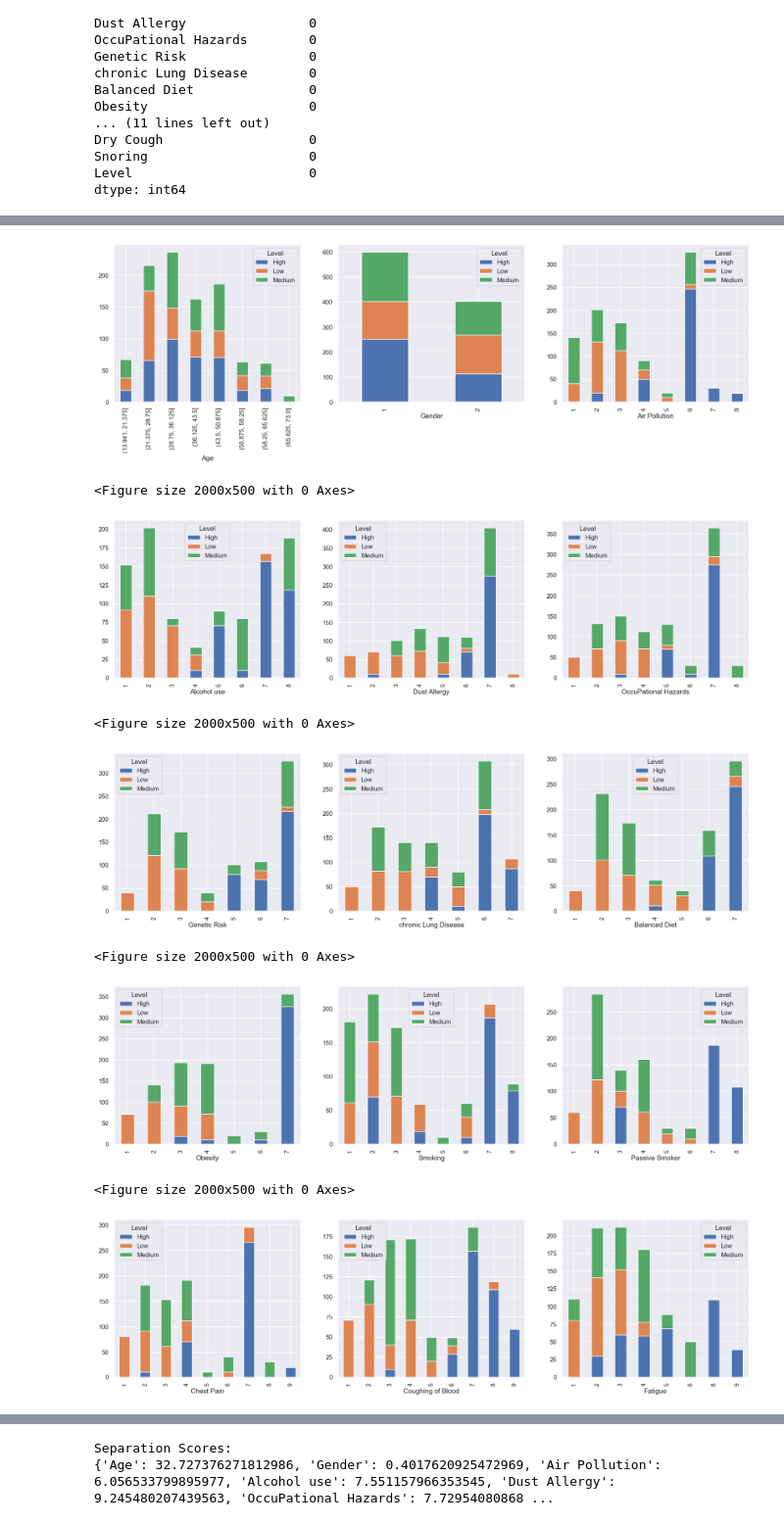
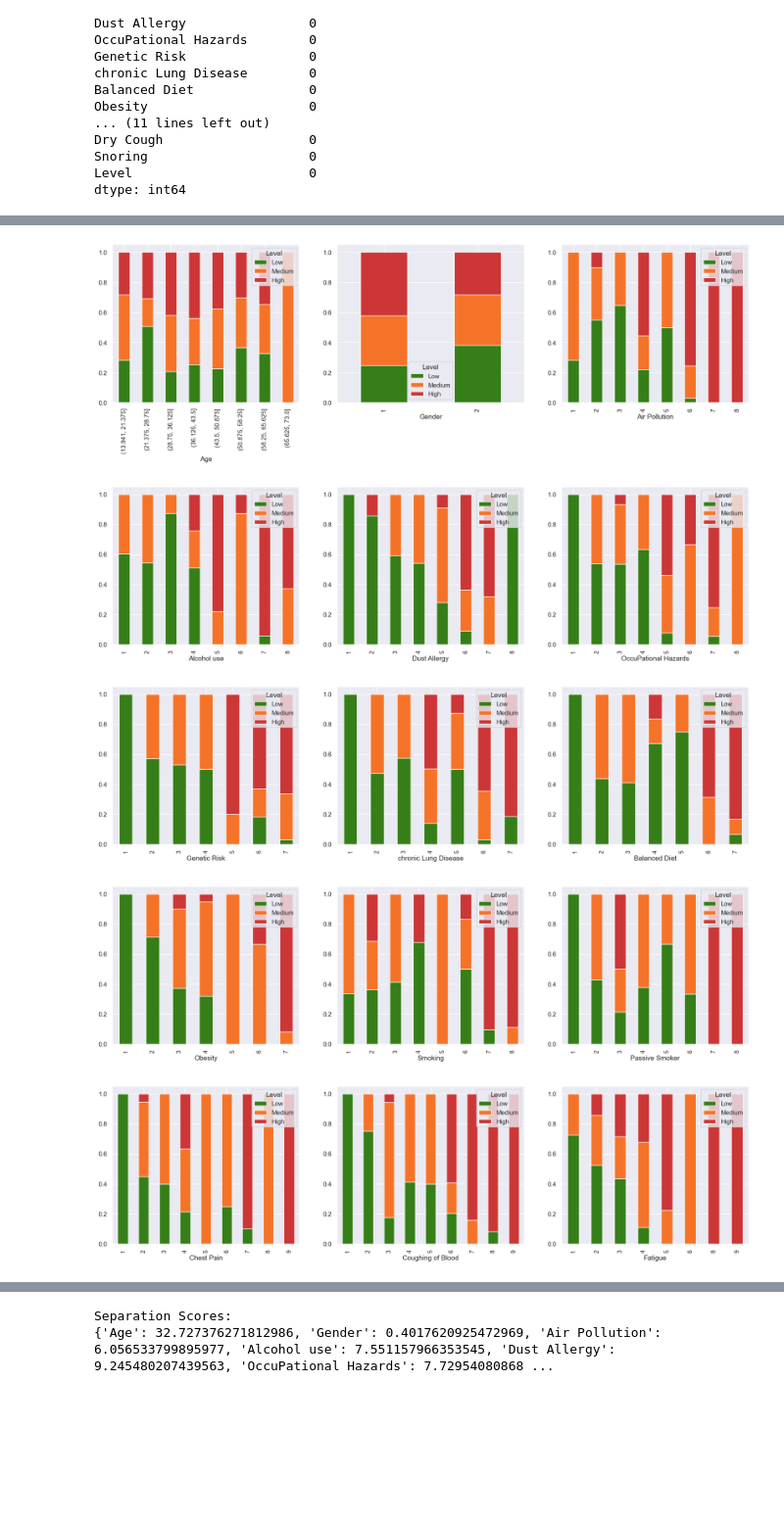
Before and after one commit to brysonbarth/DAAN_888_G5, a Jupyter notebook: DAAN_888_G5_Code.ipynb, the cells around one changed output, grey strips where cells are left out. Shown at 98% size. Saved outputs shown, nothing was run; the diff lists cells and outputs as text; code cells hidden in the pictures; blank space fills up the shorter version.

Commit message:
Updated Bar Charts to stacked 100%

```diff
--- a/DAAN_888_G5_Code.ipynb
+++ b/DAAN_888_G5_Code.ipynb
@@ -164,75 +160,72 @@ plt.savefig('Graphs\Hist_Cough_Snoring_Level.png')
 # Stacked Bar Charts Showing the distribution of Level
 binned_df = df.copy()
 binned_df['Age'] = pd.cut(binned_df['Age'], 8)
+order = ['Low','Medium','High']
 sns.set(rc={'figure.figsize':(20,5)})
 fig, ax =plt.subplots(1,3)
-binned_df.groupby('Age')['Level'].value_counts().unstack().plot(kind='bar', stacked=True,ax=ax[0])
-binned_df.groupby('Gender')['Level'].value_counts().unstack().plot(kind='bar',stacked=True,ax=ax[1])
-binned_df.groupby('Air Pollution')['Level'].value_counts().unstack().plot(kind='bar',stacked=True, ax=ax[2])
+pd.crosstab(index=binned_df['Age'],columns=binned_df['Level'],normalize="index").reindex(order, axis="columns").plot(kind='bar',stacked=True,color=['#367E18','#F57328','#CC3636'],ax=ax[0])
+pd.crosstab(index=binned_df['Gender'],columns=binned_df['Level'],normalize="index").reindex(order, axis="columns").plot(kind='bar',stacked=True,color=['#367E18','#F57328','#CC3636'],ax=ax[1])
+pd.crosstab(index=binned_df['Air Pollution'],columns=binned_df['Level'],normalize="index").reindex(order, axis="columns").plot(kind='bar',stacked=True,color=['#367E18','#F57328','#CC3636'],ax=ax[2])
+plt.savefig('Graphs\StkBr_Age_Gender_Pollution.png')
 plt.show()
-plt.savefig('Graphs\StkBr_Age_Gender_Pollution.png')
 
 sns.set(rc={'figure.figsize':(20,5)})
 fig, ax =plt.subplots(1,3)
-binned_df.groupby('Alcohol use')['Level'].value_counts().unstack().plot(kind='bar', stacked=True,ax=ax[0])
-binned_df.groupby('Dust Allergy')['Level'].value_counts().unstack().plot(kind='bar',stacked=True,ax=ax[1])
-binned_df.groupby('OccuPational Hazards')['Level'].value_counts().unstack().plot(kind='bar',stacked=True, ax=ax[2])
+pd.crosstab(index=binned_df['Alcohol use'],columns=binned_df['Level'],normalize="index").reindex(order, axis="columns").plot(kind='bar',stacked=True,color=['#367E18','#F57328','#CC3636'],ax=ax[0])
+pd.crosstab(index=binned_df['Dust Allergy'],columns=binned_df['Level'],normalize="index").reindex(order, axis="columns").plot(kind='bar',stacked=True,color=['#367E18','#F57328','#CC3636'],ax=ax[1])
+pd.crosstab(index=binned_df['OccuPational Hazards'],columns=binned_df['Level'],normalize="index").reindex(order, axis="columns").plot(kind='bar',stacked=True,color=['#367E18','#F57328','#CC3636'],ax=ax[2])
+plt.savefig('Graphs\StkBr_Alc_Dust_Hazards.png')
 plt.show()
-plt.savefig('Graphs\StkBr_Alc_Dust_Hazards.png')
 
 sns.set(rc={'figure.figsize':(20,5)})
 fig, ax =plt.subplots(1,3)
-binned_df.groupby('Genetic Risk')['Level'].value_counts().unstack().plot(kind='bar', stacked=True,ax=ax[0])
-binned_df.groupby('chronic Lung Disease')['Level'].value_counts().unstack().plot(kind='bar',stacked=True,ax=ax[1])
-binned_df.groupby('Balanced Diet')['Level'].value_counts().unstack().plot(kind='bar',stacked=True, ax=ax[2])
+pd.crosstab(index=binned_df['Genetic Risk'],columns=binned_df['Level'],normalize="index").reindex(order, axis="columns").plot(kind='bar',stacked=True,color=['#367E18','#F57328','#CC3636'],ax=ax[0])
+pd.crosstab(index=binned_df['chronic Lung Disease'],columns=binned_df['Level'],normalize="index").reindex(order, axis="columns").plot(kind='bar',stacked=True,color=['#367E18','#F57328','#CC3636'],ax=ax[1])
+pd.crosstab(index=binned_df['Balanced Diet'],columns=binned_df['Level'],normalize="index").reindex(order, axis="columns").plot(kind='bar',stacked=True,color=['#367E18','#F57328','#CC3636'],ax=ax[2])
+plt.savefig('Graphs\StkBr_Genetic_Lung_Diet.png')
 plt.show()
-plt.savefig('Graphs\StkBr_Genetic_Lung_Diet.png')
 
 sns.set(rc={'figure.figsize':(20,5)})
 fig, ax =plt.subplots(1,3)
-binned_df.groupby('Obesity')['Level'].value_counts().unstack().plot(kind='bar', stacked=True,ax=ax[0])
-binned_df.groupby('Smoking')['Level'].value_counts().unstack().plot(kind='bar',stacked=True,ax=ax[1])
-binned_df.groupby('Passive Smoker')['Level'].value_counts().unstack().plot(kind='bar',stacked=True, ax=ax[2])
+pd.crosstab(index=binned_df['Obesity'],columns=binned_df['Level'],normalize="index").reindex(order, axis="columns").plot(kind='bar',stacked=True,color=['#367E18','#F57328','#CC3636'],ax=ax[0])
+pd.crosstab(index=binned_df['Smoking'],columns=binned_df['Level'],normalize="index").reindex(order, axis="columns").plot(kind='bar',stacked=True,color=['#367E18','#F57328','#CC3636'],ax=ax[1])
+pd.crosstab(index=binned_df['Passive Smoker'],columns=binned_df['Level'],normalize="index").reindex(order, axis="columns").plot(kind='bar',stacked=True,color=['#367E18','#F57328','#CC3636'],ax=ax[2])
+plt.savefig('Graphs\StkBr_Obesity_Smoking_Passive.png')
 plt.show()
-plt.savefig('Graphs\StkBr_Obesity_Smoking_Passive.png')
 
 sns.set(rc={'figure.figsize':(20,5)})
 fig, ax =plt.subplots(1,3)
-binned_df.groupby('Chest Pain')['Level'].value_counts().unstack().plot(kind='bar', stacked=True,ax=ax[0])
-binned_df.groupby('Coughing of Blood')['Level'].value_counts().unstack().plot(kind='bar',stacked=True,ax=ax[1])
-binned_df.groupby('Fatigue')['Level'].value_counts().unstack().plot(kind='bar',stacked=True, ax=ax[2])
+pd.crosstab(index=binned_df['Chest Pain'],columns=binned_df['Level'],normalize="index").reindex(order, axis="columns").plot(kind='bar',stacked=True,color=['#367E18','#F57328','#CC3636'],ax=ax[0])
+pd.crosstab(index=binned_df['Coughing of Blood'],columns=binned_df['Level'],normalize="index").reindex(order, axis="columns").plot(kind='bar',stacked=True,color=['#367E18','#F57328','#CC3636'],ax=ax[1])
+pd.crosstab(index=binned_df['Fatigue'],columns=binned_df['Level'],normalize="index").reindex(order, axis="columns").plot(kind='bar',stacked=True,color=['#367E18','#F57328','#CC3636'],ax=ax[2])
+plt.savefig('Graphs\StkBr_Chest_Blood_Fatigue.png')
 plt.show()
-plt.savefig('Graphs\StkBr_Chest_Blood_Fatigue.png')
 
 sns.set(rc={'figure.figsize':(20,5)})
 fig, ax =plt.subplots(1,3)
-binned_df.groupby('Weight Loss')['Level'].value_counts().unstack().plot(kind='bar', stacked=True,ax=ax[0])
-binned_df.groupby('Shortness of Breath')['Level'].value_counts().unstack().plot(kind='bar',stacked=True,ax=ax[1])
-binned_df.groupby('Wheezing')['Level'].value_counts().unstack().plot(kind='bar',stacked=True, ax=ax[2])
+pd.crosstab(index=binned_df['Weight Loss'],columns=binned_df['Level'],normalize="index").reindex(order, axis="columns").plot(kind='bar',stacked=True,color=['#367E18','#F57328','#CC3636'],ax=ax[0])
+pd.crosstab(index=binned_df['Shortness of Breath'],columns=binned_df['Level'],normalize="index").reindex(order, axis="columns").plot(kind='bar',stacked=True,color=['#367E18','#F57328','#CC3636'],ax=ax[1])
+pd.crosstab(index=binned_df['Wheezing'],columns=binned_df['Level'],normalize="index").reindex(order, axis="columns").plot(kind='bar',stacked=True,color=['#367E18','#F57328','#CC3636'],ax=ax[2])
+plt.savefig('Graphs\StkBr_Weight_Breath_Wheezing.png')
 plt.show()
-plt.savefig('Graphs\StkBr_Weight_Breath_Wheezing.png')
 
 sns.set(rc={'figure.figsize':(20,5)})
 fig, ax =plt.subplots(1,3)
-binned_df.groupby('Swallowing Difficulty')['Level'].value_counts().unstack().plot(kind='bar', stacked=True,ax=ax[0])
-binned_df.groupby('Clubbing of Finger Nails')['Level'].value_counts().unstack().plot(kind='bar',stacked=True,ax=ax[1])
-binned_df.groupby('Frequent Cold')['Level'].value_counts().unstack().plot(kind='bar',stacked=True, ax=ax[2])
+pd.crosstab(index=binned_df['Swallowing Difficulty'],columns=binned_df['Level'],normalize="index").reindex(order, axis="columns").plot(kind='bar',stacked=True,color=['#367E18','#F57328','#CC3636'],ax=ax[0])
+pd.crosstab(index=binned_df['Clubbing of Finger Nails'],columns=binned_df['Level'],normalize="index").reindex(order, axis="columns").plot(kind='bar',stacked=True,color=['#367E18','#F57328','#CC3636'],ax=ax[1])
+pd.crosstab(index=binned_df['Frequent Cold'],columns=binned_df['Level'],normalize="index").reindex(order, axis="columns").plot(kind='bar',stacked=True,color=['#367E18','#F57328','#CC3636'],ax=ax[2])
+plt.savefig('Graphs\StkBr_Swallowing_Nails_Cold.png')
 plt.show()
-plt.savefig('Graphs\StkBr_Swallowing_Nails_Cold.png')
 
 sns.set(rc={'figure.figsize':(20,5)})
 fig, ax =plt.subplots(1,2)
-binned_df.groupby('Dry Cough')['Level'].value_counts().unstack().plot(kind='bar', stacked=True,ax=ax[0])
-binned_df.groupby('Snoring')['Level'].value_counts().unstack().plot(kind='bar',stacked=True,ax=ax[1])
+pd.crosstab(index=binned_df['Dry Cough'],columns=binned_df['Level'],normalize="index").reindex(order, axis="columns").plot(kind='bar',stacked=True,color=['#367E18','#F57328','#CC3636'],ax=ax[0])
+pd.crosstab(index=binned_df['Snoring'],columns=binned_df['Level'],normalize="index").reindex(order, axis="columns").plot(kind='bar',stacked=True,color=['#367E18','#F57328','#CC3636'],ax=ax[1])
+plt.savefig('Graphs\StkBr_Cough_Snoring.png')
 plt.show()
-plt.savefig('Graphs\StkBr_Cough_Snoring.png')
 # %% [output]
-[figure, old version]
+[figure, new version]
-<Figure size 2000x500 with 0 Axes>
-[figure, old version]
+[figure, new version]
-<Figure size 2000x500 with 0 Axes>
-[figure, old version]
+[figure, new version]
-<Figure size 2000x500 with 0 Axes>
-[figure, old version]
+[figure, new version]
-<Figure size 2000x500 with 0 Axes>
-[figure, old version]
+[figure, new version]
```
Also changed, not shown: parts of 2 cells of this notebook, 16 other files.
